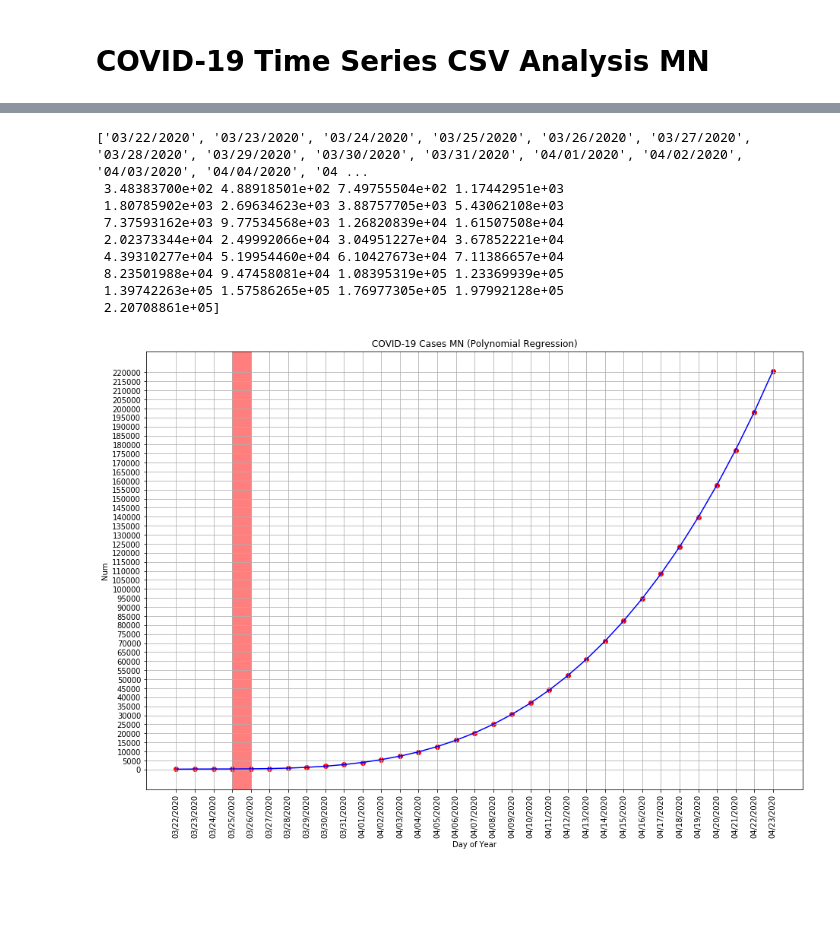
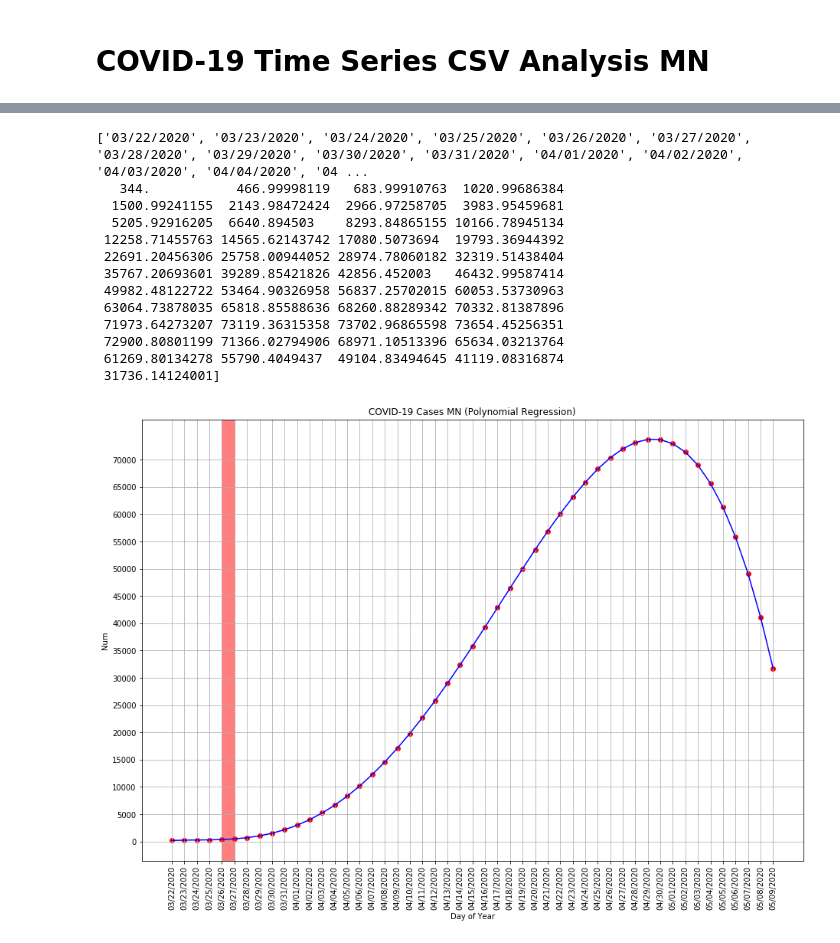
Before and after one commit to fuzzbient/jupyter, a Jupyter notebook: 20200323 COVID Regressions MN.ipynb, the cells around one changed output, grey strips where cells are left out. Saved outputs shown, nothing was run; the diff lists cells and outputs as text; code cells hidden in the pictures; blank space fills up the shorter version.

Commit message:
Latest run
Fine tuning visualizations

```diff
--- a/20200323 COVID Regressions MN.ipynb
+++ b/20200323 COVID Regressions MN.ipynb
@@ -127,7 +127,7 @@ datesfuture = [pd.to_datetime(date, infer_datetime_format=True) for date in date
 nowstart = datesfuture[-1].strftime("%m/%d/%Y")
 nowend = (datesfuture[-1] + datetime.timedelta(days=1)).strftime("%m/%d/%Y")
 
-for dayofyear in range(datetimes[-1] + 1, datetimes[-1] + 30):
+for dayofyear in range(datetimes[-1] + 1, datetimes[-1] + 45):
     datetimesfuture.append(dayofyear)
     datesfuture.append(datesfuture[-1] + datetime.timedelta(days=1))
     numpredict = pol_reg.predict(poly_reg.fit_transform([[dayofyear]])).item(0,0)
@@ -141,14 +141,18 @@ datesfuture[:] = [date.strftime("%m/%d/%Y") for date in datesfuture]
 print(datesfuture, datetimesfuture, casesfuture)
 # %% [output]
 ['03/22/2020', '03/23/2020', '03/24/2020', '03/25/2020', '03/26/2020', '03/27/2020', '03/28/2020', '03/29/2020', '03/30/2020', '03/31/2020', '04/01/2020', '04/02/2020', '04/03/2020', '04/04/2020', '04 ...
- 3.48383700e+02 4.88918501e+02 7.49755504e+02 1.17442951e+03
- 1.80785902e+03 2.69634623e+03 3.88757705e+03 5.43062108e+03
- 7.37593162e+03 9.77534568e+03 1.26820839e+04 1.61507508e+04
- 2.02373344e+04 2.49992066e+04 3.04951227e+04 3.67852221e+04
- 4.39310277e+04 5.19954460e+04 6.10427673e+04 7.11386657e+04
- 8.23501988e+04 9.47458081e+04 1.08395319e+05 1.23369939e+05
- 1.39742263e+05 1.57586265e+05 1.76977305e+05 1.97992128e+05
- 2.20708861e+05]
+   344.           466.99998119   683.99910763  1020.99686384
+  1500.99241155  2143.98472424  2966.97258705  3983.95459681
+  5205.92916205  6640.894503    8293.84865155 10166.78945134
+ 12258.71455763 14565.62143742 17080.5073694  19793.36944392
+ 22691.20456306 25758.00944052 28974.78060182 32319.51438404
+ 35767.20693601 39289.85421826 42856.452003   46432.99587414
+ 49982.48122722 53464.90326958 56837.25702015 60053.53730963
+ 63064.73878035 65818.85588636 68260.88289342 70332.81387896
+ 71973.64273207 73119.36315358 73702.96865598 73654.45256351
+ 72900.80801199 71366.02794906 68971.10513396 65634.03213764
+ 61269.80134278 55790.4049437  49104.83494645 41119.08316874
+ 31736.14124001]
 # %%
 xfd = np.array(datesfuture)
 xfd = xfd.reshape(len(xfd),1)
@@ -162,26 +166,26 @@ xf_trainp, xf_testp, yf_trainp, yf_testp = train_test_split(xf, yf, test_size=0.
 # %%
 # Fitting Polynomial Regression to the dataset
 poly_regf = PolynomialFeatures(degree=4)
 x_polyf = poly_regf.fit_transform(xf)
 pol_regf = LinearRegression()
 pol_regf.fit(x_polyf, yf)
 
 # Visualizing the Polymonial Regression results
 def vizf_polymonial():
     fig = plt.figure(figsize=(15,10))
     axes = fig.add_axes([0.0,0.0,0.8,0.8])
     axes.scatter(datesfuture, yf, color='red')
     axes.plot(datesfuture, pol_regf.predict(poly_regf.fit_transform(xf)), color='blue')
     #axes.ticklabel_format(useOffset=False, style='plain')
     plt.title('COVID-19 Cases MN (Polynomial Regression)')
     plt.xlabel('Day of Year')
     plt.ylabel('Num')
-    axes.set_yticks(np.arange(0, casesfuture[-1], 5000))
+    axes.set_yticks(np.arange(0, max(casesfuture) + 1000, 5000))
     plt.grid()
     plt.xticks(rotation=90)
     plt.axvspan(nowstart, nowend, color='red', alpha=0.5)
     plt.show()
     return
 vizf_polymonial()
 # %% [output]
-[figure, old version]
+[figure, new version]
```
Also changed, not shown: parts of 7 cells of this notebook.
